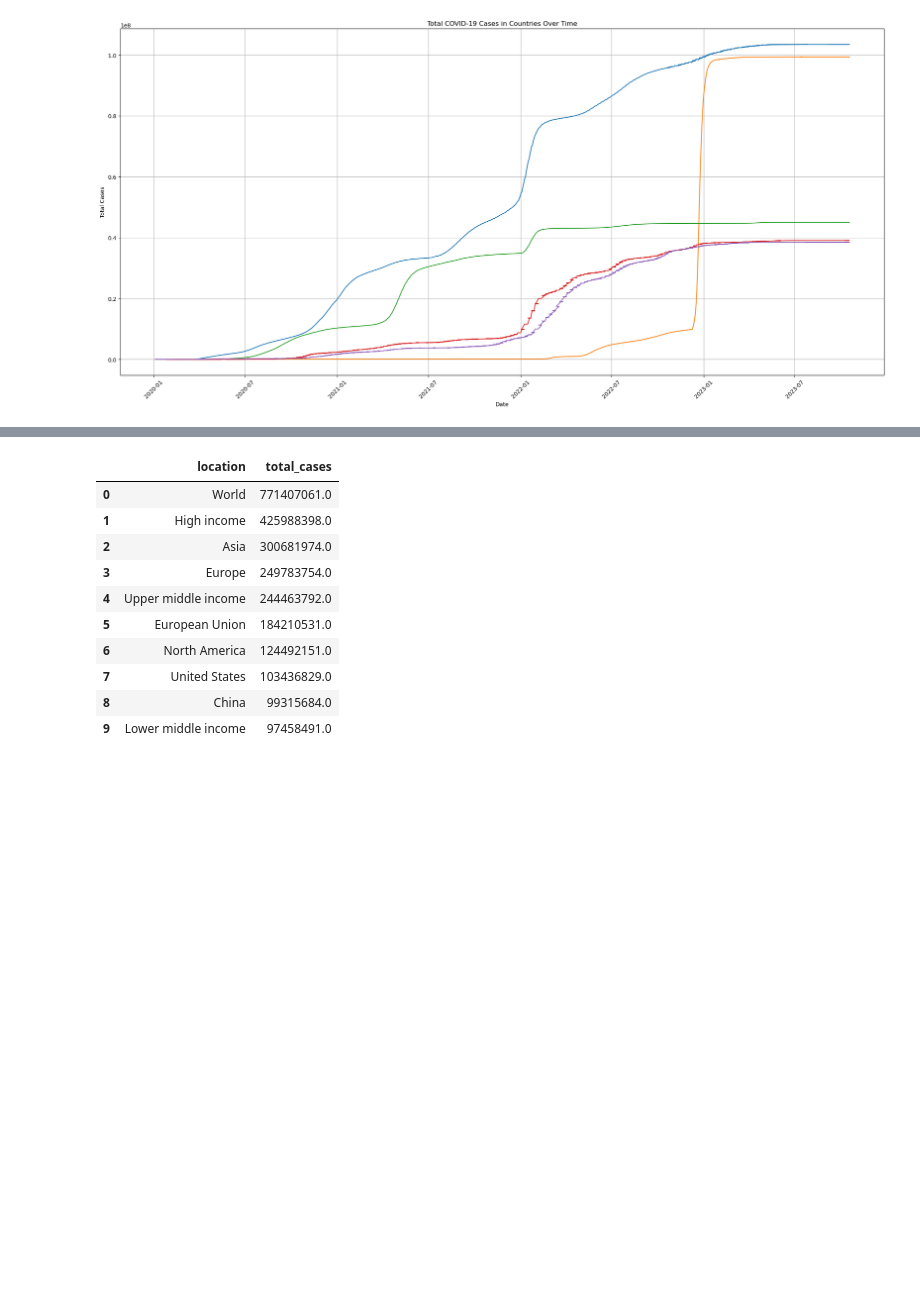
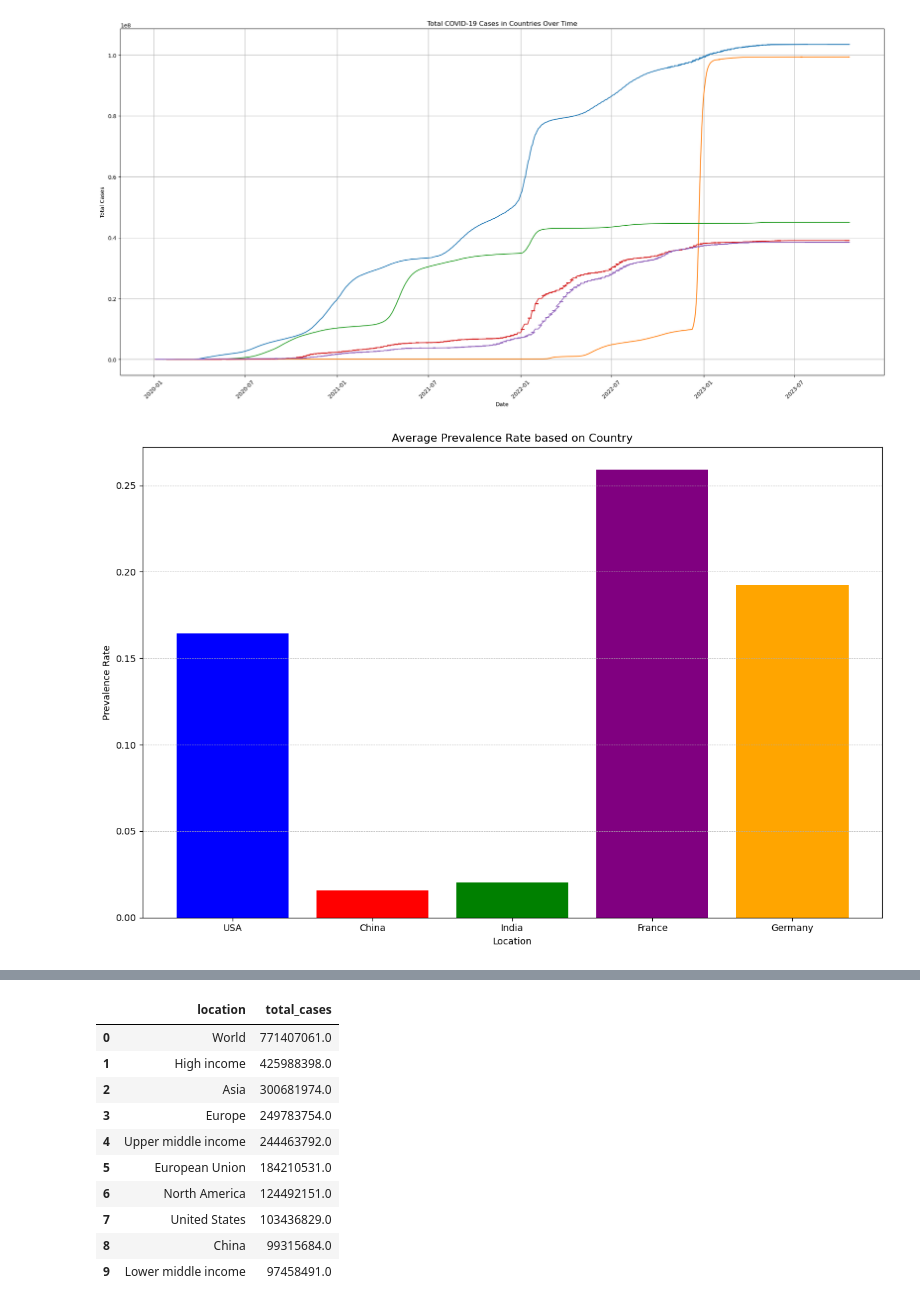
Before and after one commit to datla-ria/Project-1, a Jupyter notebook: project-1.ipynb, the cells around one changed output, grey strips where cells are left out. Cells and saved outputs as stored; diff of their text form; code cells hidden in the pictures; blank space fills up the shorter version.

Commit message:
restructure arrangement for prevalence and total case bar graph to work

```diff
--- a/project-1.ipynb
+++ b/project-1.ipynb
@@ -286,3 +285,38 @@ Try using .loc[row_indexer,col_indexer] = value instead
 See the caveats in the documentation: https://pandas.pydata.org/pandas-docs/stable/user_guide/indexing.html#returning-a-view-versus-a-copy
   germany_data['date'] = pd.to_datetime(germany_data['date'])
 [figure]
+# %%
+#Bar graph for Average Prevalence Rate in country.
+
+covid_data_df['Prevalence Rate'] = covid_data_df['Total Cases'] / covid_data_df['Population']
+
+us_data = covid_data_df[covid_data_df["Location"] == "United States"]
+china_data = covid_data_df[covid_data_df["Location"] == "China"]
+india_data = covid_data_df[covid_data_df["Location"] == "India"]
+france_data = covid_data_df[covid_data_df["Location"] == "France"]
+germany_data = covid_data_df[covid_data_df["Location"] == "Germany"]
+
+prevalence_data = {
+    'Country': ['USA', 'China', 'India', 'France', 'Germany'],
+    'Prevalence Rate': [
+        us_data['Prevalence Rate'].mean(),
+        china_data['Prevalence Rate'].mean(),
+        india_data['Prevalence Rate'].mean(),
+        france_data['Prevalence Rate'].mean(),
+        germany_data['Prevalence Rate'].mean()
+    ]
+}
+
+prevalence_df = pd.DataFrame(prevalence_data)
+
+
+plt.figure(figsize=(12, 8))
+plt.bar(prevalence_df['Country'], prevalence_df['Prevalence Rate'], color=['blue', 'red', 'green', 'purple', 'orange'])
+plt.xlabel('Location')
+plt.ylabel('Prevalence Rate')
+plt.title('Average Prevalence Rate based on Country')
+plt.grid(axis='y', linestyle='--', linewidth=0.5)
+plt.tight_layout()
+plt.show()
+# %% [output]
+[figure, added]
```
Also changed, not shown: parts of 3 cells of this notebook.
